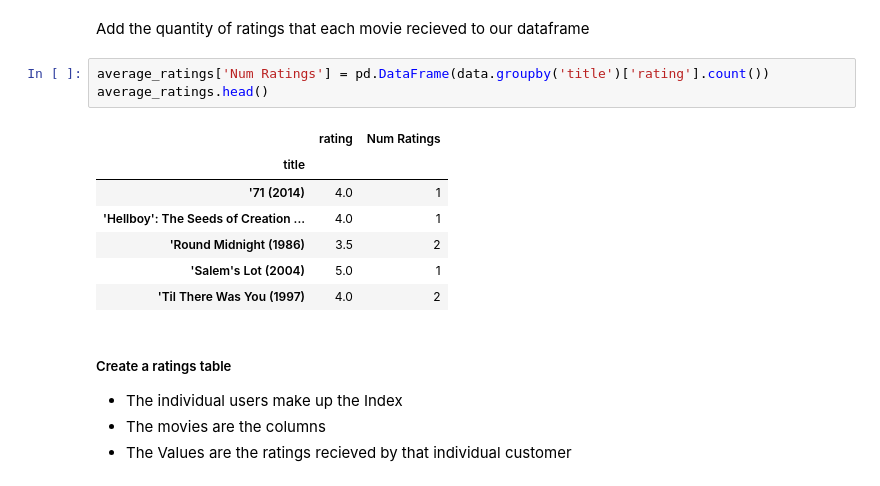
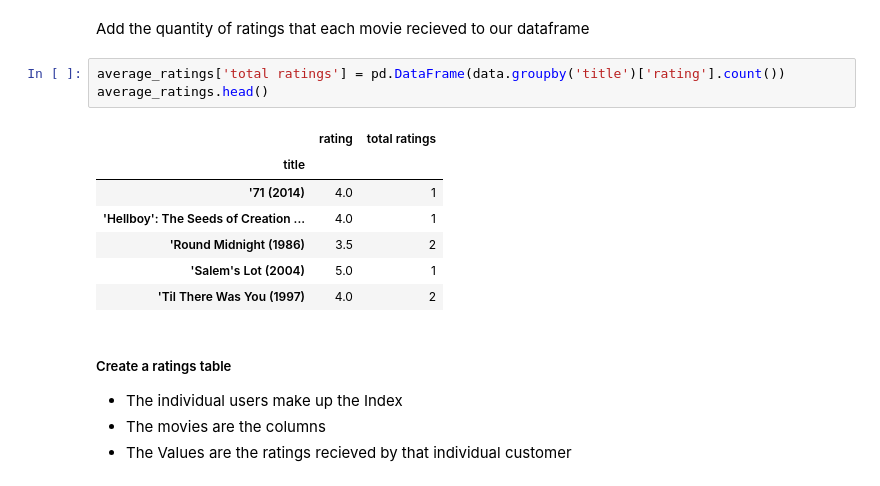
Before and after one commit to wharr1203/Chimera-Movie-Recommendations, a Jupyter notebook: Notebooks/Wayne/Modeless recommendation system.ipynb, the cells around one changed output. Saved outputs shown, nothing was run; the diff lists cells and outputs as text.

```diff
--- a/Notebooks/Wayne/Modeless recommendation system.ipynb
+++ b/Notebooks/Wayne/Modeless recommendation system.ipynb
@@ -60,10 +60,10 @@ average_ratings.head(10)
 # %% [markdown]
 Add the quantity of ratings that each movie recieved to our dataframe
 # %%
-average_ratings['Num Ratings'] = pd.DataFrame(data.groupby('title')['rating'].count())
+average_ratings['total ratings'] = pd.DataFrame(data.groupby('title')['rating'].count())
 average_ratings.head()
 # %% [output]
-|  | rating | Num Ratings |
+|  | rating | total ratings |
 | title |  |  |
 | '71 (2014) | 4.0 | 1 |
 | 'Hellboy': The Seeds of Creation ... | 4.0 | 1 |
```
Also changed, not shown: parts of 7 cells of this notebook, 1 other file.
